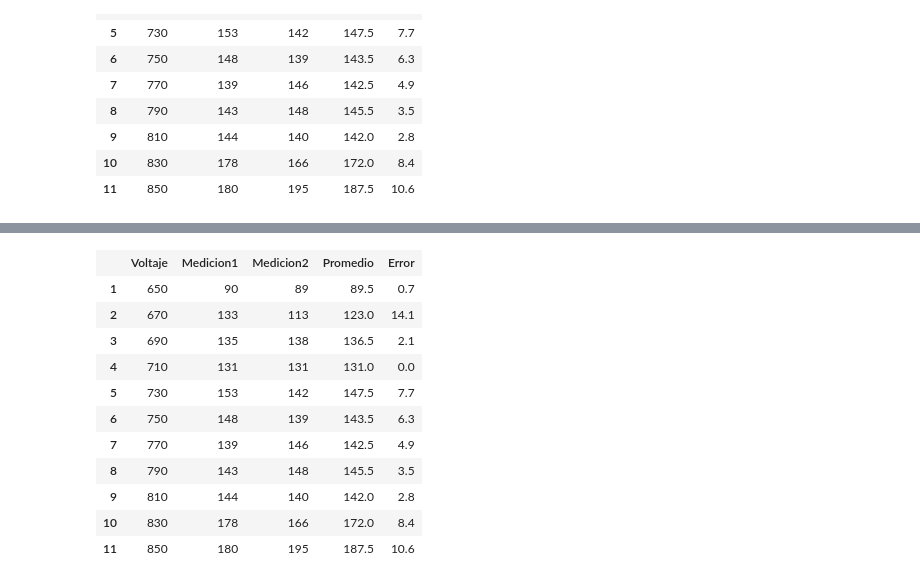
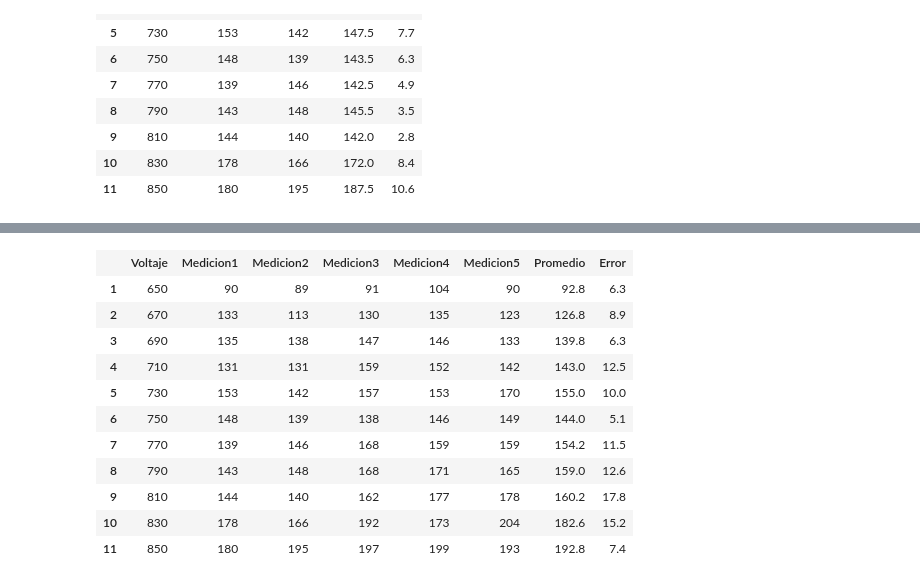
Before and after one commit to FavioVazquez/DeteccionRayosCosmicos-PCF, a Jupyter notebook: LaboratorioMuones/Medición - Punto de operación.ipynb, the cells around one changed output, grey strips where cells are left out. Saved outputs shown, nothing was run; the diff lists cells and outputs as text; code cells hidden in the pictures.

```diff
--- a/LaboratorioMuones/Medición - Punto de operación.ipynb
+++ b/LaboratorioMuones/Medición - Punto de operación.ipynb
@@ -204,48 +220,46 @@ plot(layer(df2,x="Voltaje",y="Promedio", ymin=ymins2, ymax=ymaxs2, Geom.point, G
 # %%
 # Añadiedo más puntos en el plató
 
 df2 = DataFrame()
 df2[:Voltaje] = [650, 670, 690, 710,730, 750, 770, 790,810,830,850]
 df2[:Medicion1] = [90,133,135,131,153,148,139,143,144,178,180]
 df2[:Medicion2] = [89,113,138,131,142,139,146,148,140,166,195]
-df2[:Promedio] = [(df2[:Medicion1][1]+df2[:Medicion2][1])/2,
-    (df2[:Medicion1][2]+df2[:Medicion2][2])/2,
-    (df2[:Medicion1][3]+df2[:Medicion2][3])/2,
-    (df2[:Medicion1][4]+df2[:Medicion2][4])/2,
-    (df2[:Medicion1][5]+df2[:Medicion2][5])/2,
-    (df2[:Medicion1][6]+df2[:Medicion2][6])/2,
-    (df2[:Medicion1][7]+df2[:Medicion2][7])/2,
-    (df2[:Medicion1][8]+df2[:Medicion2][8])/2,
-    (df2[:Medicion1][9]+df2[:Medicion2][9])/2,
-    (df2[:Medicion1][10]+df2[:Medicion2][10])/2,
-    (df2[:Medicion1][11]+df2[:Medicion2][11])/2]
-df2[:Error] = [trunc(std([df2[:Medicion1][1],df2[:Medicion2][1]]),1),
-    trunc(std([df2[:Medicion1][2],df2[:Medicion2][2]]),1),
-    trunc(std([df2[:Medicion1][3],df2[:Medicion2][3]]),1),
-    trunc(std([df2[:Medicion1][4],df2[:Medicion2][4]]),1),
-    trunc(std([df2[:Medicion1][5],df2[:Medicion2][5]]),1),
-    trunc(std([df2[:Medicion1][6],df2[:Medicion2][6]]),1),
-    trunc(std([df2[:Medicion1][7],df2[:Medicion2][7]]),1),
-    trunc(std([df2[:Medicion1][8],df2[:Medicion2][8]]),1),
-    trunc(std([df2[:Medicion1][9],df2[:Medicion2][9]]),1),
-    trunc(std([df2[:Medicion1][10],df2[:Medicion2][10]]),1),
-    trunc(std([df2[:Medicion1][11],df2[:Medicion2][11]]),1)]
-
-
-df2[:Promedio][4] = 1
-df2[:Promedio][4] = 1
-
+df2[:Medicion3] = [91,130,147,159,157,138,168,168,162,192,197]
+df2[:Medicion4] = [104,135,146,152,153,146,159,171,177,173,199]
+df2[:Medicion5] = [90,123,133,142,170,149,159,165,178,204,193]
+df2[:Promedio] = [(df2[:Medicion1][1]+df2[:Medicion2][1]+df2[:Medicion3][1]+df2[:Medicion4][1]+df2[:Medicion5][1])/5,
+    (df2[:Medicion1][2]+df2[:Medicion2][2]+df2[:Medicion3][2]+df2[:Medicion4][2]+df2[:Medicion5][2])/5,
+    (df2[:Medicion1][3]+df2[:Medicion2][3]+df2[:Medicion3][3]+df2[:Medicion4][3]+df2[:Medicion5][3])/5,
+    (df2[:Medicion1][4]+df2[:Medicion2][4]+df2[:Medicion3][4]+df2[:Medicion4][4]+df2[:Medicion5][4])/5,
+    (df2[:Medicion1][5]+df2[:Medicion2][5]+df2[:Medicion3][5]+df2[:Medicion4][5]+df2[:Medicion5][5])/5,
+    (df2[:Medicion1][6]+df2[:Medicion2][6]+df2[:Medicion3][6]+df2[:Medicion4][6]+df2[:Medicion5][6])/5,
+    (df2[:Medicion1][7]+df2[:Medicion2][7]+df2[:Medicion3][7]+df2[:Medicion4][7]+df2[:Medicion5][7])/5,
+    (df2[:Medicion1][8]+df2[:Medicion2][8]+df2[:Medicion3][8]+df2[:Medicion4][8]+df2[:Medicion5][8])/5,
+    (df2[:Medicion1][9]+df2[:Medicion2][9]+df2[:Medicion3][9]+df2[:Medicion4][9]+df2[:Medicion5][9])/5,
+    (df2[:Medicion1][10]+df2[:Medicion2][10]+df2[:Medicion3][10]+df2[:Medicion4][10]+df2[:Medicion5][10])/5,
+    (df2[:Medicion1][11]+df2[:Medicion2][11]+df2[:Medicion3][11]+df2[:Medicion4][11]+df2[:Medicion5][11])/5]
+df2[:Error] = [trunc(std([df2[:Medicion1][1],df2[:Medicion2][1],df2[:Medicion3][1],df2[:Medicion4][1],df2[:Medicion5][1]]),1),
+    trunc(std([df2[:Medicion1][2],df2[:Medicion2][2],df2[:Medicion3][2],df2[:Medicion4][2],df2[:Medicion5][2]]),1),
+    trunc(std([df2[:Medicion1][3],df2[:Medicion2][3],df2[:Medicion3][3],df2[:Medicion4][3],df2[:Medicion5][3]]),1),
+    trunc(std([df2[:Medicion1][4],df2[:Medicion2][4],df2[:Medicion3][4],df2[:Medicion4][4],df2[:Medicion5][4]]),1),
+    trunc(std([df2[:Medicion1][5],df2[:Medicion2][5],df2[:Medicion3][5],df2[:Medicion4][5],df2[:Medicion5][5]]),1),
+    trunc(std([df2[:Medicion1][6],df2[:Medicion2][6],df2[:Medicion3][6],df2[:Medicion4][6],df2[:Medicion5][6]]),1),
+    trunc(std([df2[:Medicion1][7],df2[:Medicion2][7],df2[:Medicion3][7],df2[:Medicion4][7],df2[:Medicion5][7]]),1),
+    trunc(std([df2[:Medicion1][8],df2[:Medicion2][8],df2[:Medicion3][8],df2[:Medicion4][8],df2[:Medicion5][8]]),1),
+    trunc(std([df2[:Medicion1][9],df2[:Medicion2][9],df2[:Medicion3][9],df2[:Medicion4][9],df2[:Medicion5][9]]),1),
+    trunc(std([df2[:Medicion1][10],df2[:Medicion2][10],df2[:Medicion3][10],df2[:Medicion4][10],df2[:Medicion5][10]]),1),
+    trunc(std([df2[:Medicion1][11],df2[:Medicion2][11],df2[:Medicion3][11],df2[:Medicion4][11],df2[:Medicion5][11]]),1)]
 df2
 # %% [output]
-|  | Voltaje | Medicion1 | Medicion2 | Promedio | Error |
-| 1 | 650 | 90 | 89 | 89.5 | 0.7 |
-| 2 | 670 | 133 | 113 | 123.0 | 14.1 |
-| 3 | 690 | 135 | 138 | 136.5 | 2.1 |
-| 4 | 710 | 131 | 131 | 131.0 | 0.0 |
-| 5 | 730 | 153 | 142 | 147.5 | 7.7 |
-| 6 | 750 | 148 | 139 | 143.5 | 6.3 |
-| 7 | 770 | 139 | 146 | 142.5 | 4.9 |
-| 8 | 790 | 143 | 148 | 145.5 | 3.5 |
-| 9 | 810 | 144 | 140 | 142.0 | 2.8 |
-| 10 | 830 | 178 | 166 | 172.0 | 8.4 |
-| 11 | 850 | 180 | 195 | 187.5 | 10.6 |
+|  | Voltaje | Medicion1 | Medicion2 | Medicion3 | Medicion4 | Medicion5 | Promedio | Error |
+| 1 | 650 | 90 | 89 | 91 | 104 | 90 | 92.8 | 6.3 |
+| 2 | 670 | 133 | 113 | 130 | 135 | 123 | 126.8 | 8.9 |
+| 3 | 690 | 135 | 138 | 147 | 146 | 133 | 139.8 | 6.3 |
+| 4 | 710 | 131 | 131 | 159 | 152 | 142 | 143.0 | 12.5 |
+| 5 | 730 | 153 | 142 | 157 | 153 | 170 | 155.0 | 10.0 |
+| 6 | 750 | 148 | 139 | 138 | 146 | 149 | 144.0 | 5.1 |
+| 7 | 770 | 139 | 146 | 168 | 159 | 159 | 154.2 | 11.5 |
+| 8 | 790 | 143 | 148 | 168 | 171 | 165 | 159.0 | 12.6 |
+| 9 | 810 | 144 | 140 | 162 | 177 | 178 | 160.2 | 17.8 |
+| 10 | 830 | 178 | 166 | 192 | 173 | 204 | 182.6 | 15.2 |
+| 11 | 850 | 180 | 195 | 197 | 199 | 193 | 192.8 | 7.4 |
```
Also changed, not shown: parts of 4 cells of this notebook.
